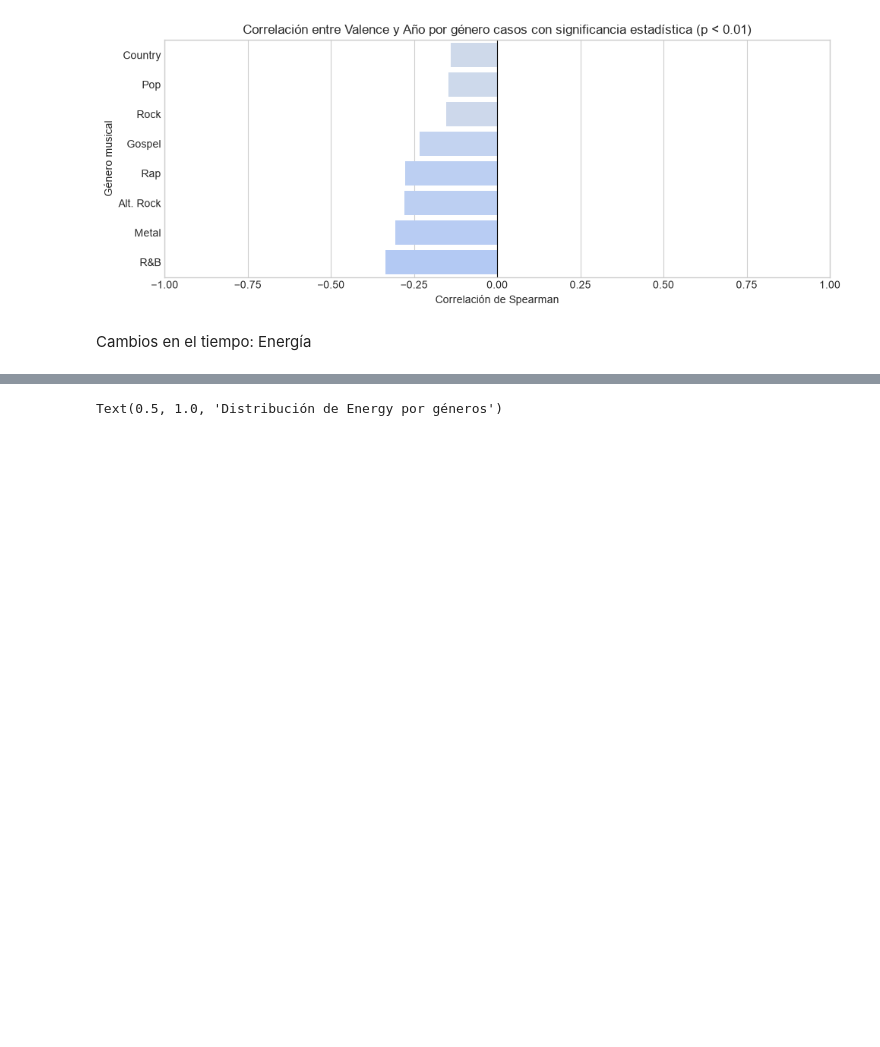
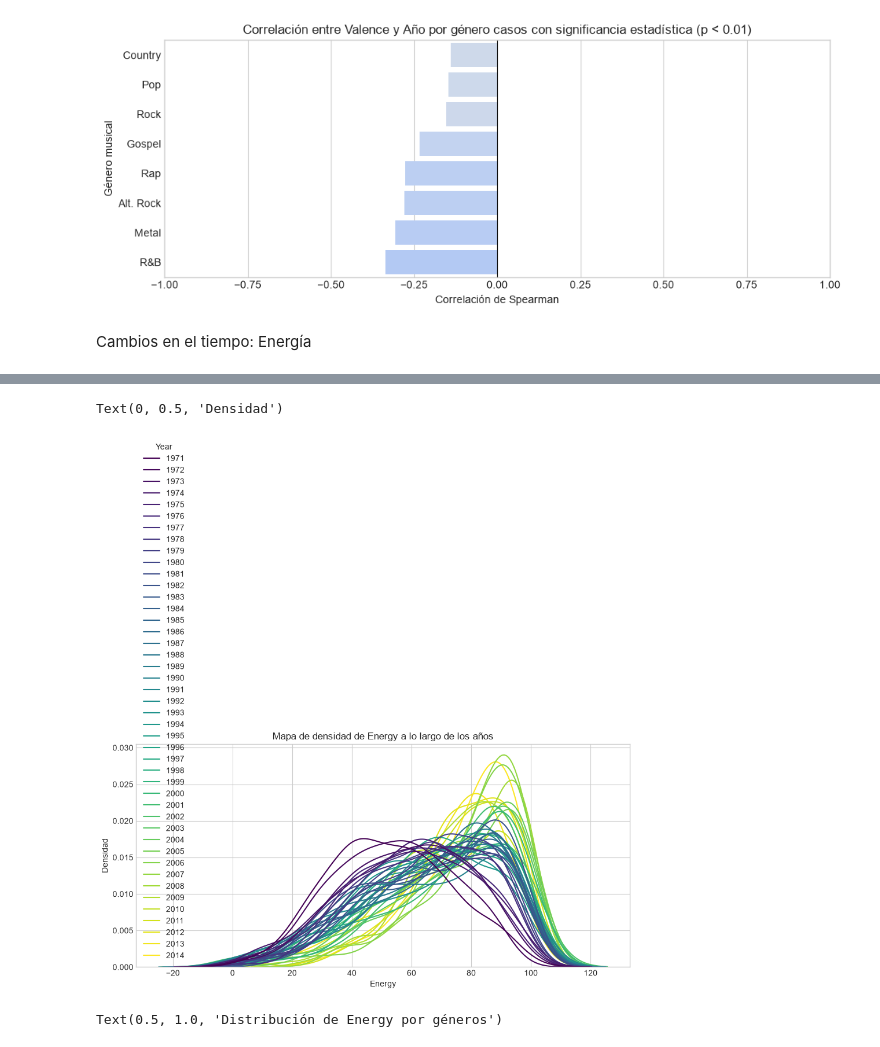
Before and after one commit to sanvik90/EDA_Iker, a Jupyter notebook: EDA_Iker_Notebook.ipynb, the cells around one changed output, grey strips where cells are left out. Drawn from its saved outputs; the diff is of its cells as text; code cells hidden in the pictures; blank space fills up the shorter version.

```diff
--- a/EDA_Iker_Notebook.ipynb
+++ b/EDA_Iker_Notebook.ipynb
@@ -640,3 +675,13 @@ plt.axvline(x=2002, color='red', linestyle='--', linewidth=0.5)
+# %%
+plt.figure(figsize=(11,5))
+
+sns.kdeplot(data= df,x = "Energy", hue="Year", palette="viridis", legend=True, common_norm=False)
+plt.title("Mapa de densidad de Energy a lo largo de los años")
+plt.xlabel("Energy")
+plt.ylabel("Densidad")
+# %% [output]
+Text(0, 0.5, 'Densidad')
+[figure, added]
 # %%
 plt.figure(figsize=(12,5))
 
```
Also changed, not shown: parts of 11 cells of this notebook, 11 other files.
